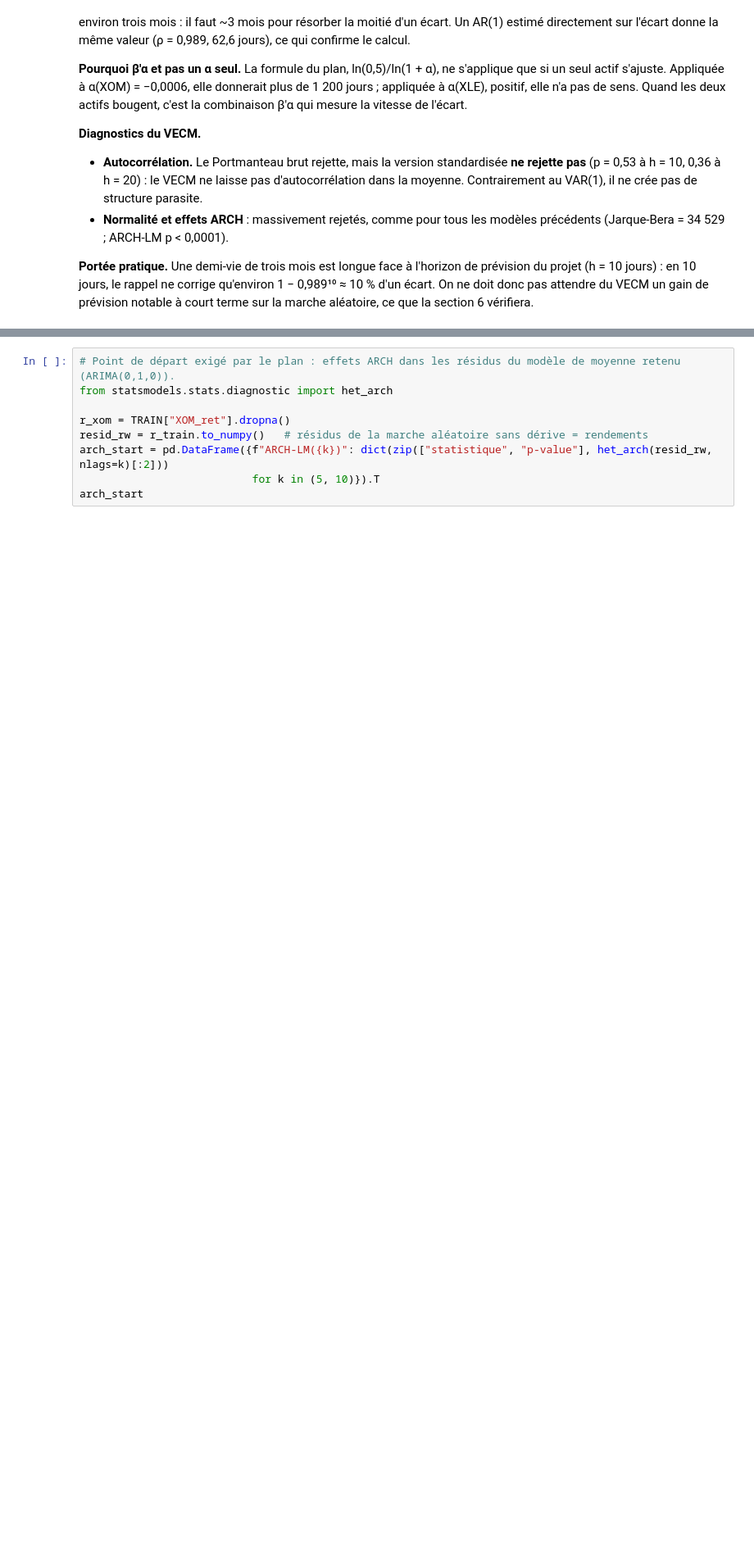
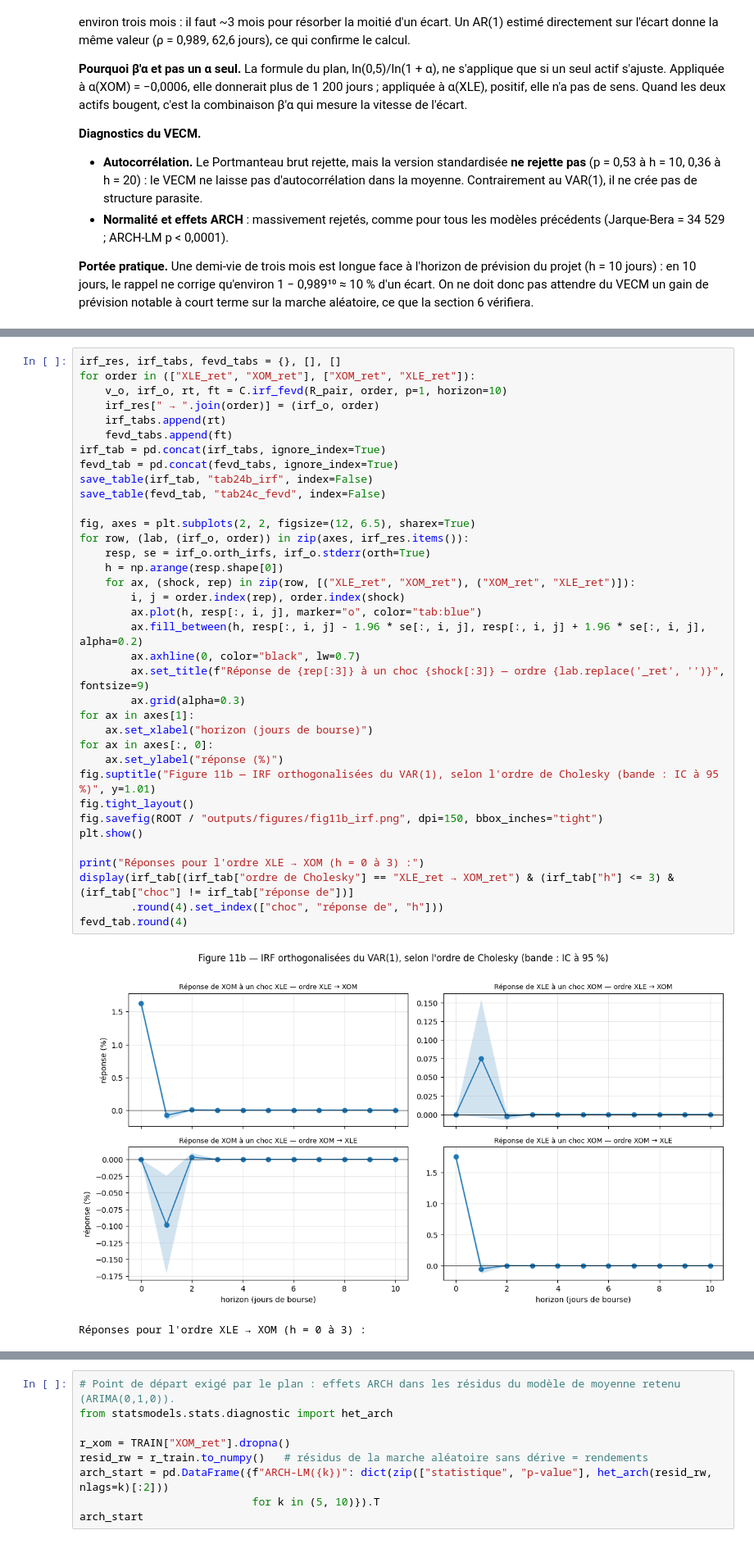
Before and after one commit to aziz28-dev/ts-project, a Jupyter notebook: notebooks/main_python.ipynb, the cells around one changed output, grey strips where cells are left out. Shown at 82% size. Saved outputs shown, nothing was run; the diff lists cells and outputs as text; blank space fills up the shorter version.

```diff
--- a/notebooks/main_python.ipynb
+++ b/notebooks/main_python.ipynb
@@ -1696,0 +1709,39 @@ Aucun des deux α n'est significatif, ce qui est cohérent avec la faiblesse de
+# %%
+irf_res, irf_tabs, fevd_tabs = {}, [], []
+for order in (["XLE_ret", "XOM_ret"], ["XOM_ret", "XLE_ret"]):
+    v_o, irf_o, rt, ft = C.irf_fevd(R_pair, order, p=1, horizon=10)
+    irf_res[" → ".join(order)] = (irf_o, order)
+    irf_tabs.append(rt)
+    fevd_tabs.append(ft)
+irf_tab = pd.concat(irf_tabs, ignore_index=True)
+fevd_tab = pd.concat(fevd_tabs, ignore_index=True)
+save_table(irf_tab, "tab24b_irf", index=False)
+save_table(fevd_tab, "tab24c_fevd", index=False)
+
+fig, axes = plt.subplots(2, 2, figsize=(12, 6.5), sharex=True)
+for row, (lab, (irf_o, order)) in zip(axes, irf_res.items()):
+    resp, se = irf_o.orth_irfs, irf_o.stderr(orth=True)
+    h = np.arange(resp.shape[0])
+    for ax, (shock, rep) in zip(row, [("XLE_ret", "XOM_ret"), ("XOM_ret", "XLE_ret")]):
+        i, j = order.index(rep), order.index(shock)
+        ax.plot(h, resp[:, i, j], marker="o", color="tab:blue")
+        ax.fill_between(h, resp[:, i, j] - 1.96 * se[:, i, j], resp[:, i, j] + 1.96 * se[:, i, j], alpha=0.2)
+        ax.axhline(0, color="black", lw=0.7)
+        ax.set_title(f"Réponse de {rep[:3]} à un choc {shock[:3]} — ordre {lab.replace('_ret', '')}", fontsize=9)
+        ax.grid(alpha=0.3)
+for ax in axes[1]:
+    ax.set_xlabel("horizon (jours de bourse)")
+for ax in axes[:, 0]:
+    ax.set_ylabel("réponse (%)")
+fig.suptitle("Figure 11b — IRF orthogonalisées du VAR(1), selon l'ordre de Cholesky (bande : IC à 95 %)", y=1.01)
+fig.tight_layout()
+fig.savefig(ROOT / "outputs/figures/fig11b_irf.png", dpi=150, bbox_inches="tight")
+plt.show()
+
+print("Réponses pour l'ordre XLE → XOM (h = 0 à 3) :")
+display(irf_tab[(irf_tab["ordre de Cholesky"] == "XLE_ret → XOM_ret") & (irf_tab["h"] <= 3) & (irf_tab["choc"] != irf_tab["réponse de"])]
+        .round(4).set_index(["choc", "réponse de", "h"]))
+fevd_tab.round(4)
+# %% [output]
+[figure, added]
+Réponses pour l'ordre XLE → XOM (h = 0 à 3) :
```
Also changed, not shown: parts of 21 cells of this notebook, 21 other files.
